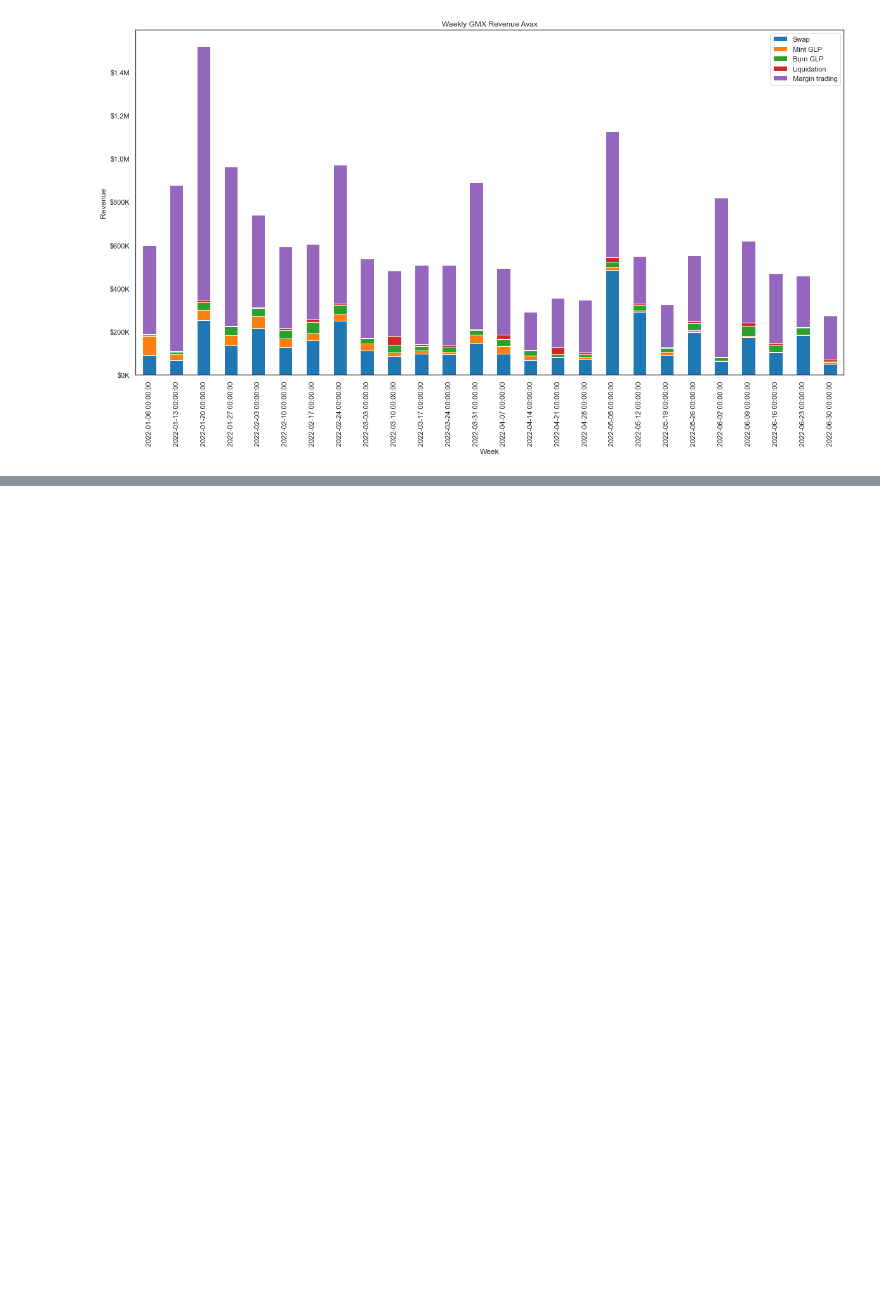
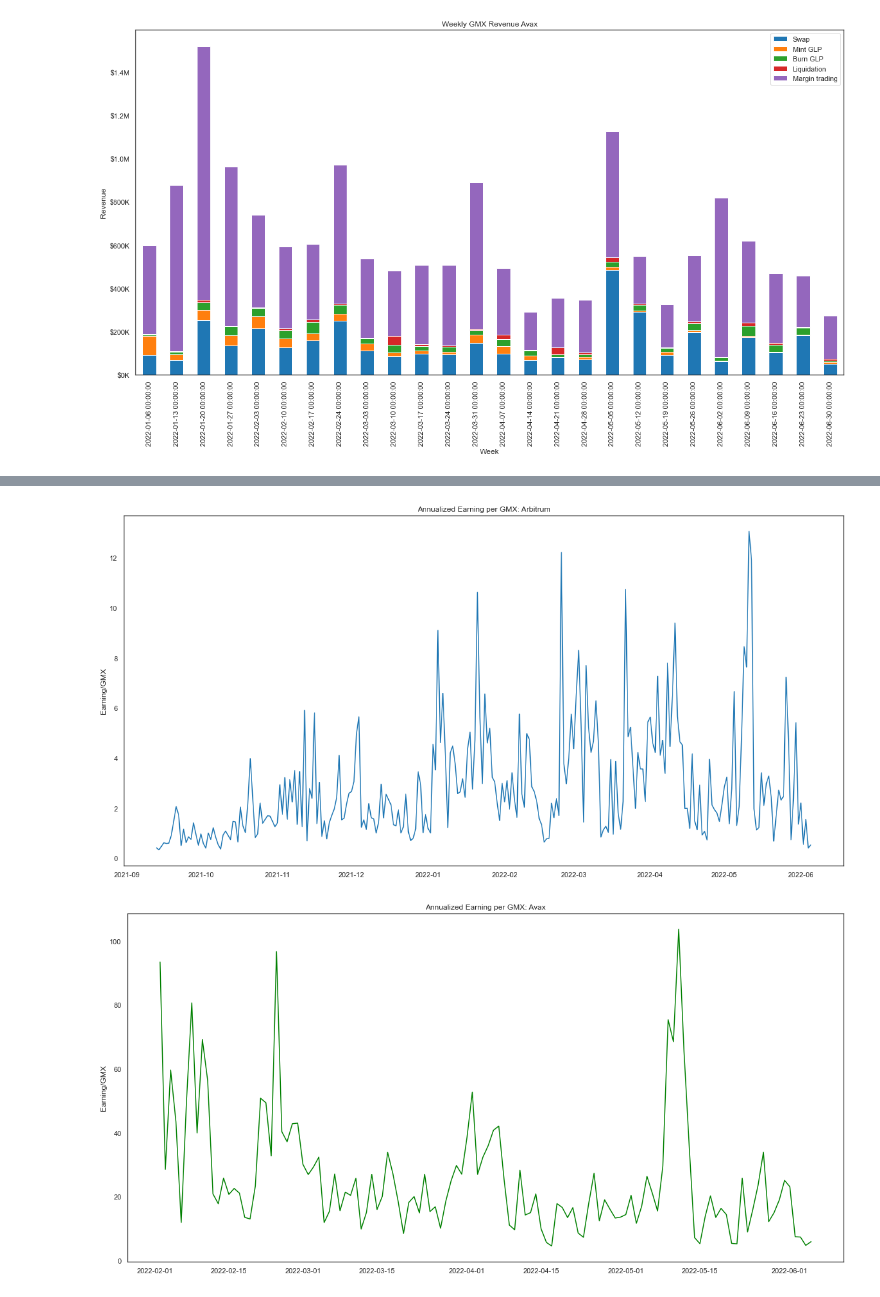
Before and after one commit to chainbound/profit-sharing-protocols-research, a Jupyter notebook: gmx.ipynb, the cells around one changed output, grey strips where cells are left out. Cells and saved outputs as stored; diff of their text form; code cells hidden in the pictures; blank space fills up the shorter version.

```diff
--- a/gmx.ipynb
+++ b/gmx.ipynb
@@ -50,0 +93,13 @@ weekly_chain_rev('Avax', gmx_avax)
+# %%
+plt.plot(arbi_data.index, arbi_data['E_coin_ann'])
+plt.title('Annualized Earning per GMX: Arbitrum')
+plt.ylabel('Earning/GMX')
+plt.show()
+
+plt.plot(avax_data.index, avax_data['E_coin_ann'], color='green')
+plt.title('Annualized Earning per GMX: Avax')
+plt.ylabel('Earning/GMX')
+plt.show()
+# %% [output]
+[figure, added]
+[figure, added]
```
Also changed, not shown: parts of 5 cells of this notebook, 1 other file.
